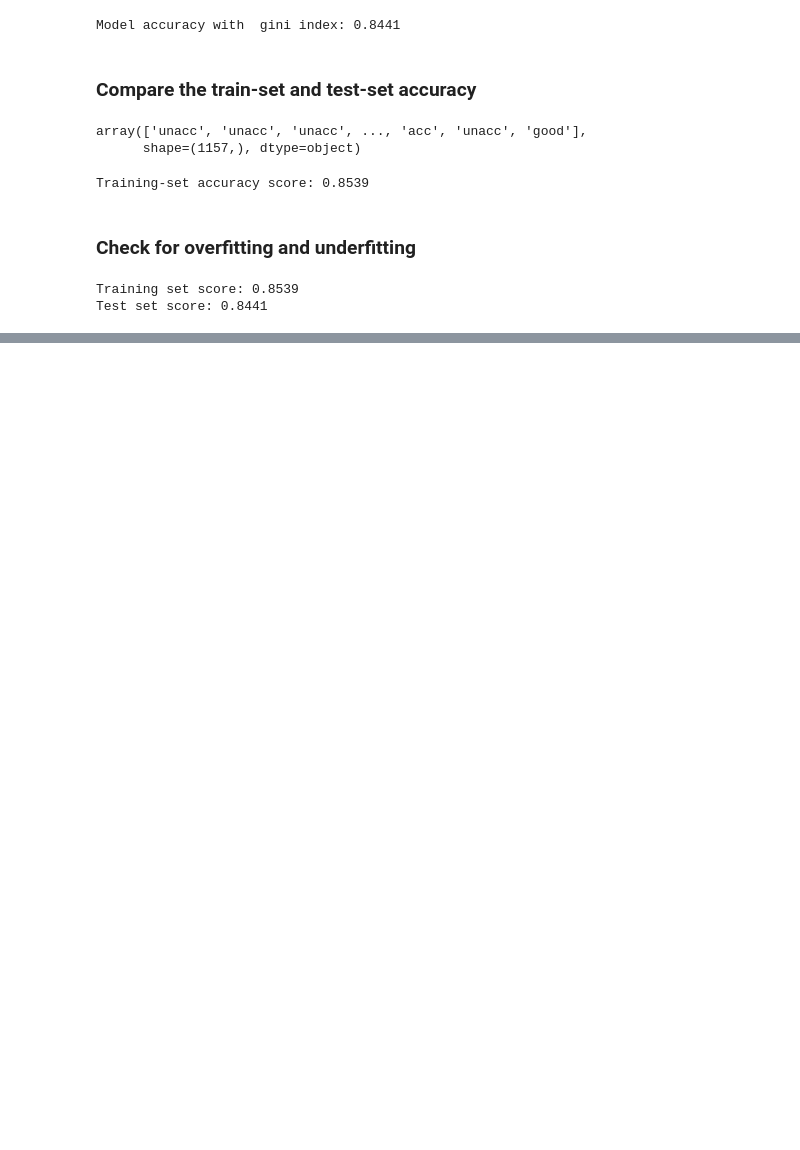
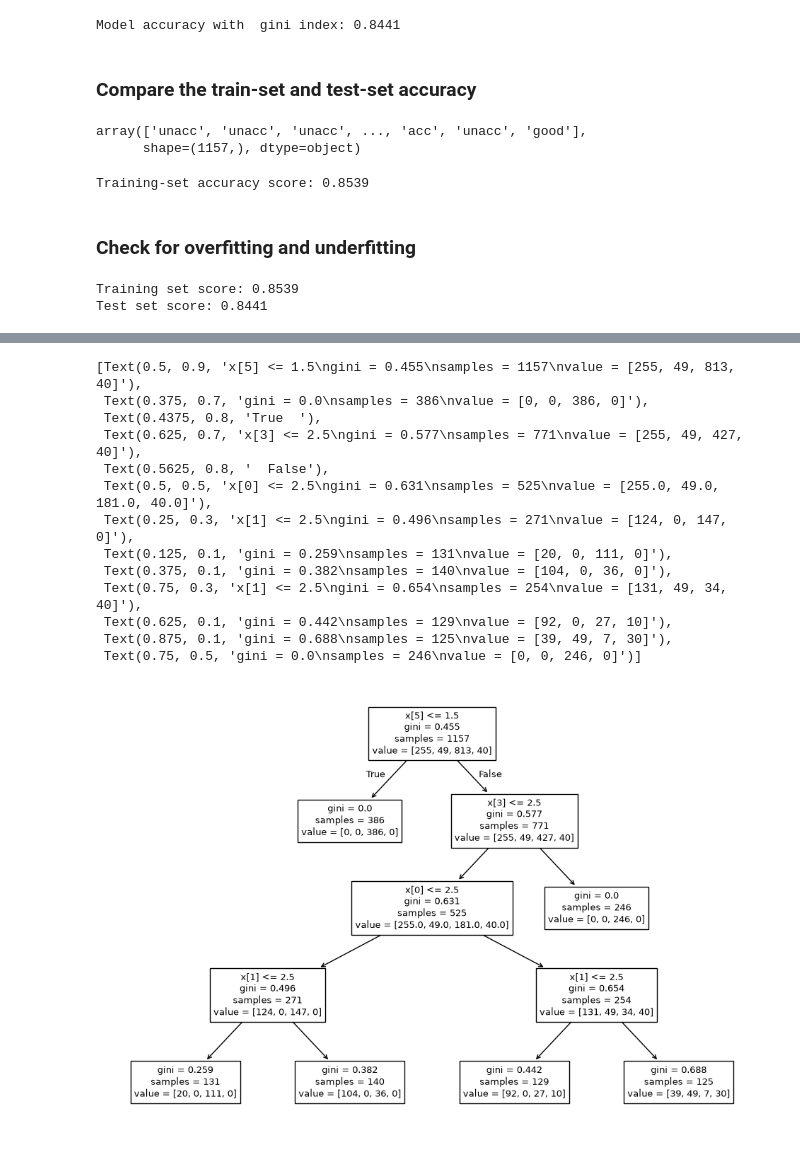
Before and after one commit to neeraj654123/Data-Science, a Jupyter notebook: Decision Tree/01_decision_tree.ipynb, the cells around one changed output, grey strips where cells are left out. Saved outputs shown, nothing was run; the diff lists cells and outputs as text; code cells hidden in the pictures; blank space fills up the shorter version.

Commit message:
Decision tree Gini Python implementation

```diff
--- a/Decision Tree/01_decision_tree.ipynb
+++ b/Decision Tree/01_decision_tree.ipynb
@@ -262,0 +272,19 @@ Test set score: 0.8441
+# %%
+plt.figure(figsize=(12,8))
+from sklearn import tree
+tree.plot_tree(clf_gini.fit(x_train, y_train))
+# %% [output]
+[Text(0.5, 0.9, 'x[5] <= 1.5\ngini = 0.455\nsamples = 1157\nvalue = [255, 49, 813, 40]'),
+ Text(0.375, 0.7, 'gini = 0.0\nsamples = 386\nvalue = [0, 0, 386, 0]'),
+ Text(0.4375, 0.8, 'True  '),
+ Text(0.625, 0.7, 'x[3] <= 2.5\ngini = 0.577\nsamples = 771\nvalue = [255, 49, 427, 40]'),
+ Text(0.5625, 0.8, '  False'),
+ Text(0.5, 0.5, 'x[0] <= 2.5\ngini = 0.631\nsamples = 525\nvalue = [255.0, 49.0, 181.0, 40.0]'),
+ Text(0.25, 0.3, 'x[1] <= 2.5\ngini = 0.496\nsamples = 271\nvalue = [124, 0, 147, 0]'),
+ Text(0.125, 0.1, 'gini = 0.259\nsamples = 131\nvalue = [20, 0, 111, 0]'),
+ Text(0.375, 0.1, 'gini = 0.382\nsamples = 140\nvalue = [104, 0, 36, 0]'),
+ Text(0.75, 0.3, 'x[1] <= 2.5\ngini = 0.654\nsamples = 254\nvalue = [131, 49, 34, 40]'),
+ Text(0.625, 0.1, 'gini = 0.442\nsamples = 129\nvalue = [92, 0, 27, 10]'),
+ Text(0.875, 0.1, 'gini = 0.688\nsamples = 125\nvalue = [39, 49, 7, 30]'),
+ Text(0.75, 0.5, 'gini = 0.0\nsamples = 246\nvalue = [0, 0, 246, 0]')]
+[figure, added]
```
Also changed, not shown: parts of 15 cells of this notebook.
